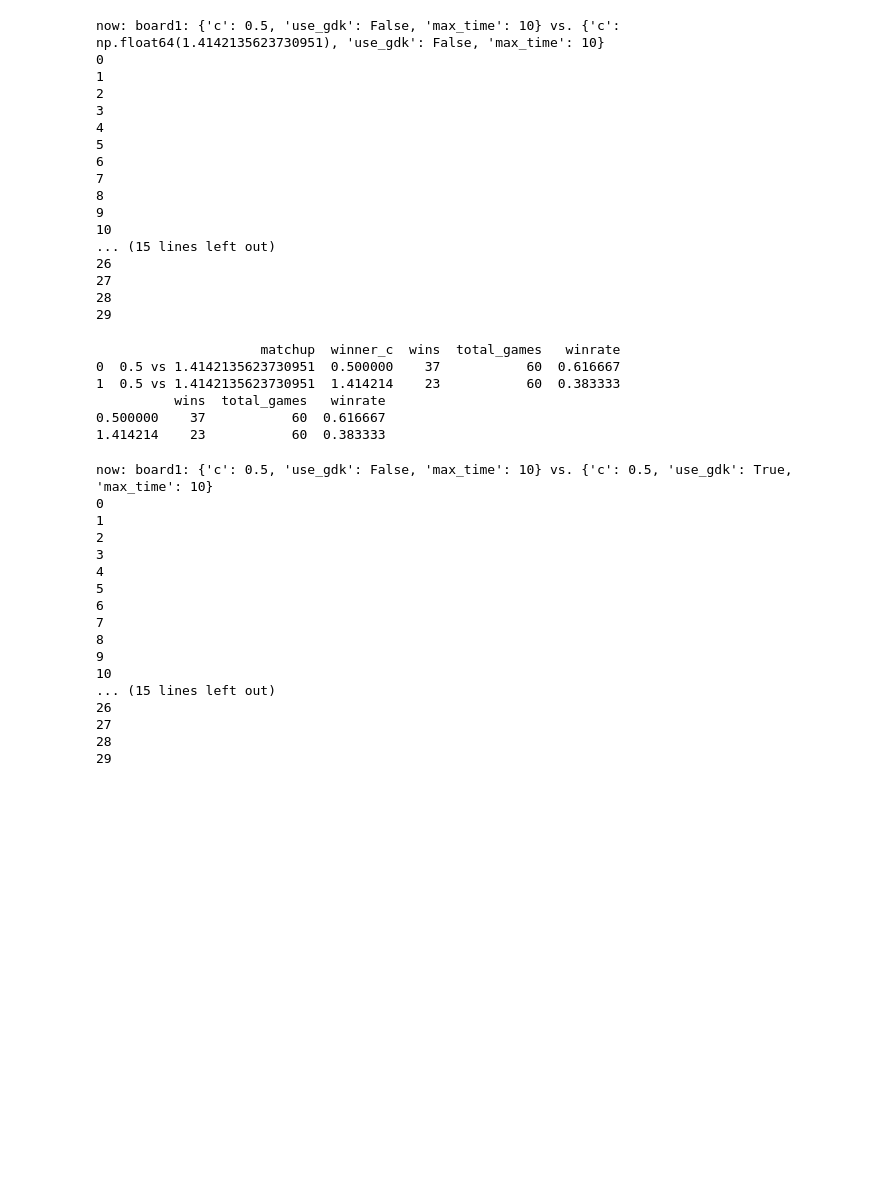
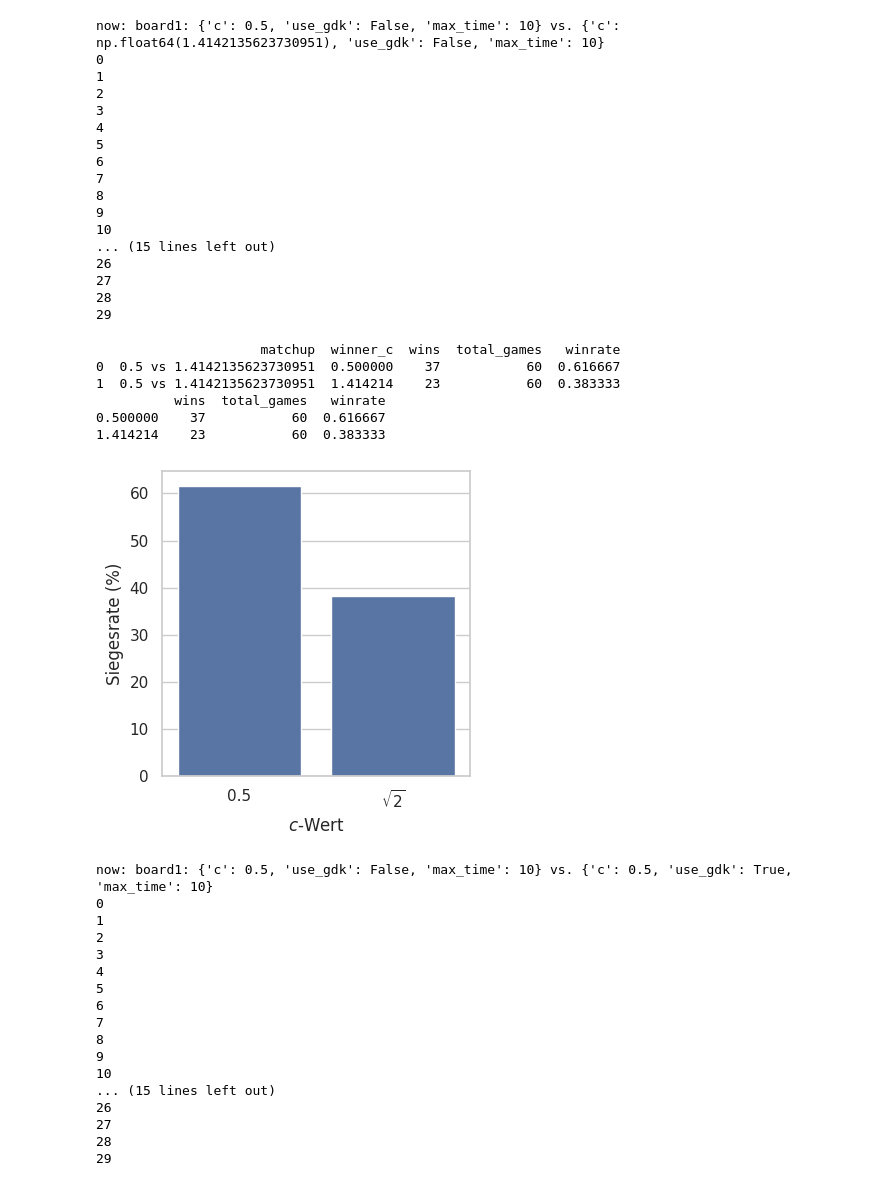
Before and after one commit to l3yd/bachelorarbeit, a Jupyter notebook: experiments.ipynb, the cells around one changed output. Drawn from its saved outputs; the diff is of its cells as text; code cells hidden in the pictures; blank space fills up the shorter version.

```diff
--- a/experiments.ipynb
+++ b/experiments.ipynb
@@ -457,33 +465,54 @@ df['winner_c'] = df.apply(
 
 matchup_wins = df.groupby(['matchup', 'winner_c']).size().reset_index(name='wins')
 
 matchup_games = df.groupby('matchup').size().reset_index(name='total_games')
 
 matchup_stats = pd.merge(matchup_wins, matchup_games, on='matchup')
 
 matchup_stats['winrate'] = matchup_stats['wins'] / matchup_stats['total_games']
 
 print(matchup_stats)
 
 wins = df['winner_c'].value_counts().rename('wins')
 #print(wins)
 player1_counts = df['player1_c'].value_counts()
 player2_counts = df['player2_c'].value_counts()
 player1_counts.loc[np.sqrt(2)] = 0
 player2_counts.loc[0.5] = 0
 total_games = (player1_counts + player2_counts).rename('total_games')
 
 winrate_df = pd.concat([wins, total_games], axis=1).fillna(0)
 winrate_df['winrate'] = winrate_df['wins'] / winrate_df['total_games']
 
 print(winrate_df)
+winrate_df = winrate_df.reset_index()
+
+
+winrate_df['winrate'] = winrate_df['winrate'] * 100
+
+sns.set(style="whitegrid")
+plt.figure(figsize=(4,4))
+barplot = sns.barplot(
+    data=winrate_df,
+    x='index',
+    y='winrate',
+    hue=
+)
+
+barplot.set_xlabel(r"$c$-Wert")
+barplot.set_ylabel("Siegesrate (%)")
+
+plt.xticks(ticks=range(2), labels=[0.5,r'$\sqrt{2}$'])
+plt.tight_layout()
+plt.show()
 # %% [output]
                      matchup  winner_c  wins  total_games   winrate
 0  0.5 vs 1.4142135623730951  0.500000    37           60  0.616667
 1  0.5 vs 1.4142135623730951  1.414214    23           60  0.383333
           wins  total_games   winrate
 0.500000    37           60  0.616667
 1.414214    23           60  0.383333
+[figure, added]
 # %%
 # Neue funktion für das Spielen von nur mcts um zwischen nutzung von gdk unterscheiden zu können
 def round_robin_mcts_both_gdk(algorithms, boards, positions: list, n_repeat_matchups):
```
Also changed, not shown: parts of 5 cells of this notebook, 7 other files.
